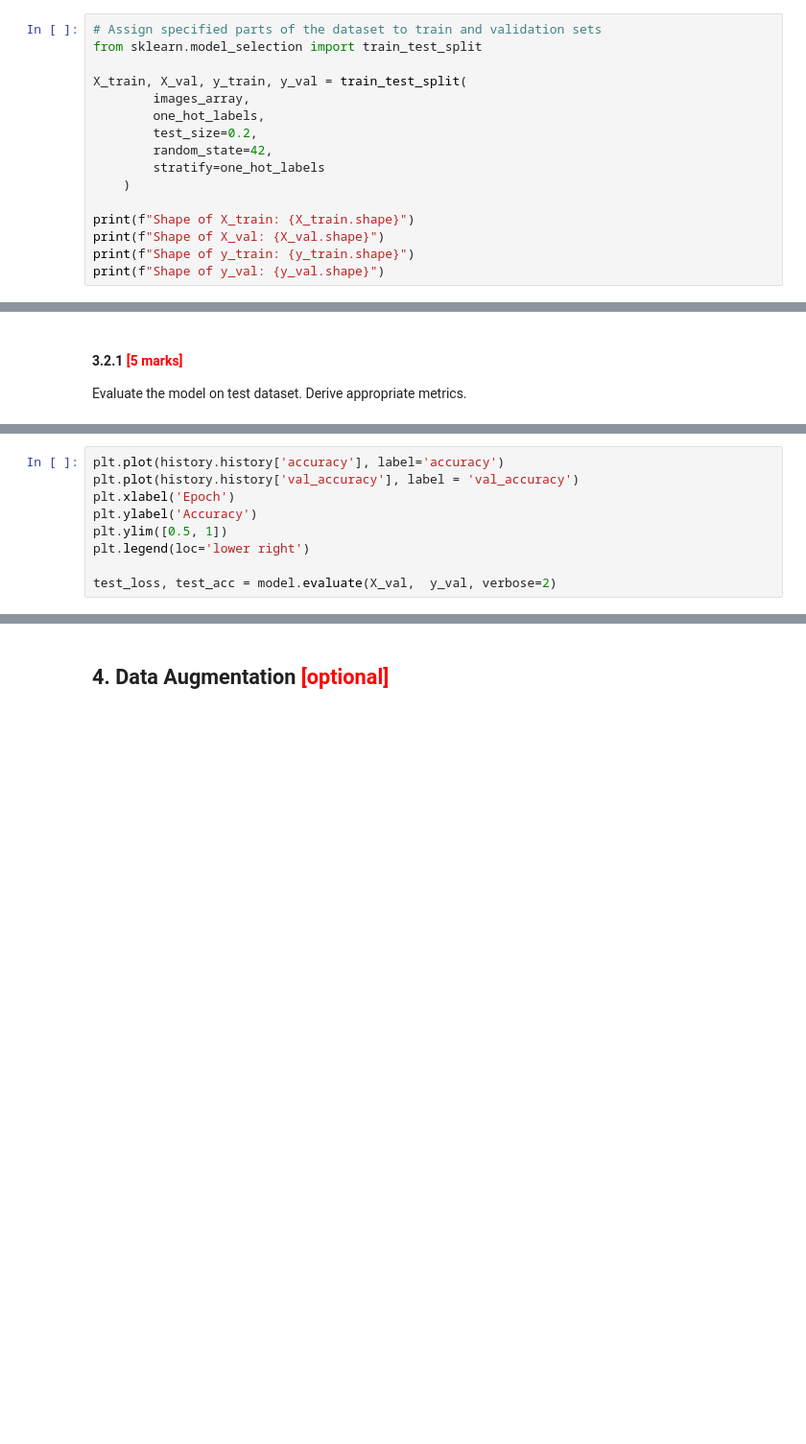
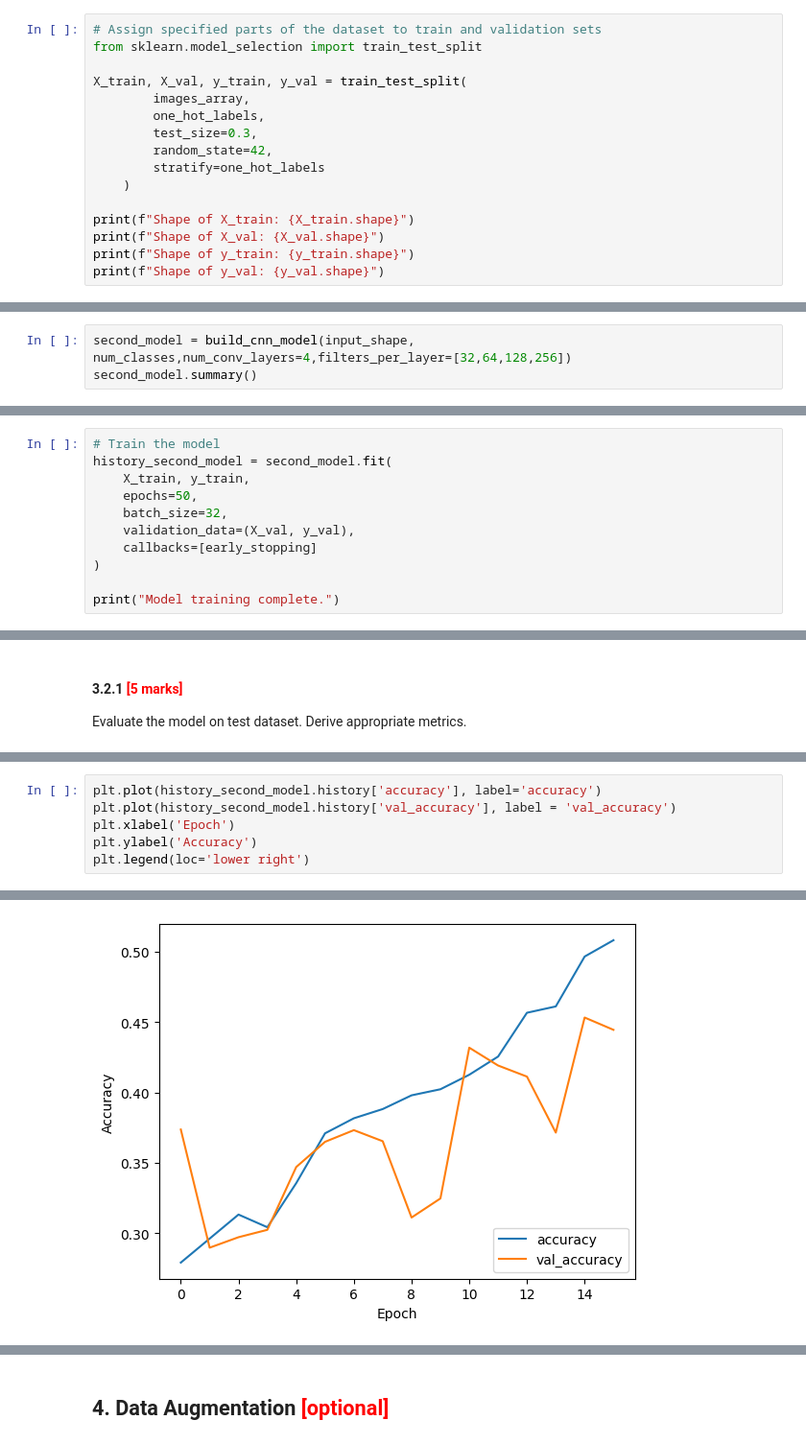
Before and after one commit to PoulamiDasDA/CNN_Waste_Seggregation, a Jupyter notebook: CNN_Assg_Waste_Segregation_Starter_Poulami_Das_Bhunia.ipynb, the cells around one changed output, grey strips where cells are left out. Shown at 96% size. Cells and saved outputs as stored; diff of their text form; blank space fills up the shorter version.

```diff
--- a/CNN_Assg_Waste_Segregation_Starter_Poulami_Das_Bhunia.ipynb
+++ b/CNN_Assg_Waste_Segregation_Starter_Poulami_Das_Bhunia.ipynb
@@ -338,7 +345,7 @@ from sklearn.model_selection import train_test_split
 X_train, X_val, y_train, y_val = train_test_split(
         images_array,
         one_hot_labels,
-        test_size=0.2,
+        test_size=0.3,
         random_state=42,
         stratify=one_hot_labels
     )
@@ -452,0 +481,3 @@ Epoch 1/50
+# %%
+second_model = build_cnn_model(input_shape, num_classes,num_conv_layers=4,filters_per_layer=[32,64,128,256])
+second_model.summary()
@@ -452,0 +506,11 @@ Epoch 1/50
+# %%
+# Train the model
+history_second_model = second_model.fit(
+    X_train, y_train,
+    epochs=50,
+    batch_size=32,
+    validation_data=(X_val, y_val),
+    callbacks=[early_stopping]
+)
+
+print("Model training complete.")
@@ -458,9 +715,7 @@ Evaluate the model on test dataset. Derive appropriate metrics.
 # %%
-plt.plot(history.history['accuracy'], label='accuracy')
-plt.plot(history.history['val_accuracy'], label = 'val_accuracy')
+plt.plot(history_second_model.history['accuracy'], label='accuracy')
+plt.plot(history_second_model.history['val_accuracy'], label = 'val_accuracy')
 plt.xlabel('Epoch')
 plt.ylabel('Accuracy')
-plt.ylim([0.5, 1])
 plt.legend(loc='lower right')
-
-test_loss, test_acc = model.evaluate(X_val,  y_val, verbose=2)
+# %% [output]
@@ -467,3 +723,4 @@ test_loss, test_acc = model.evaluate(X_val,  y_val, verbose=2)
+[figure, added]
 # %%
 # Evaluate on the test set; display suitable metrics
 from sklearn.metrics import classification_report, confusion_matrix
```
Also changed, not shown: parts of 56 cells of this notebook.
